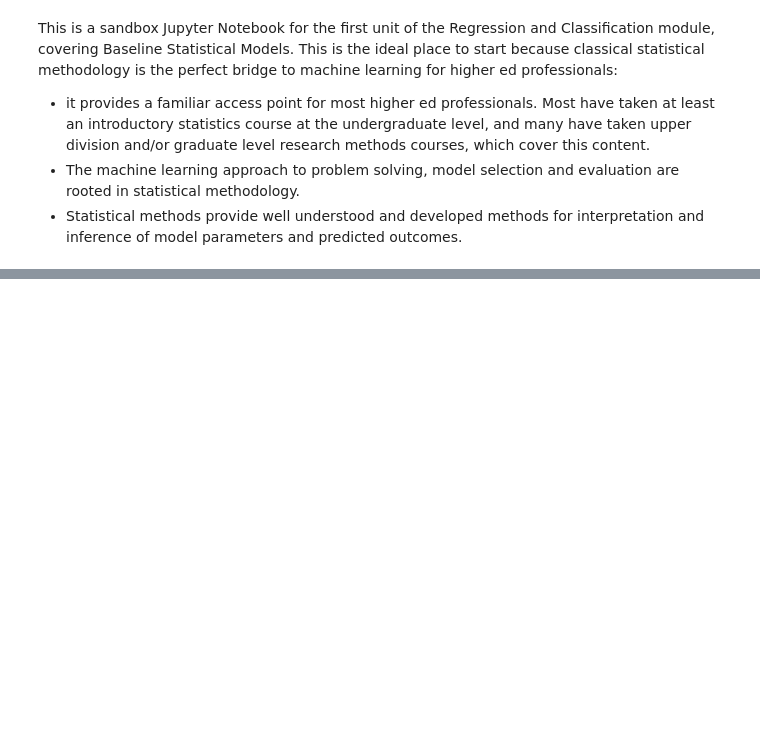
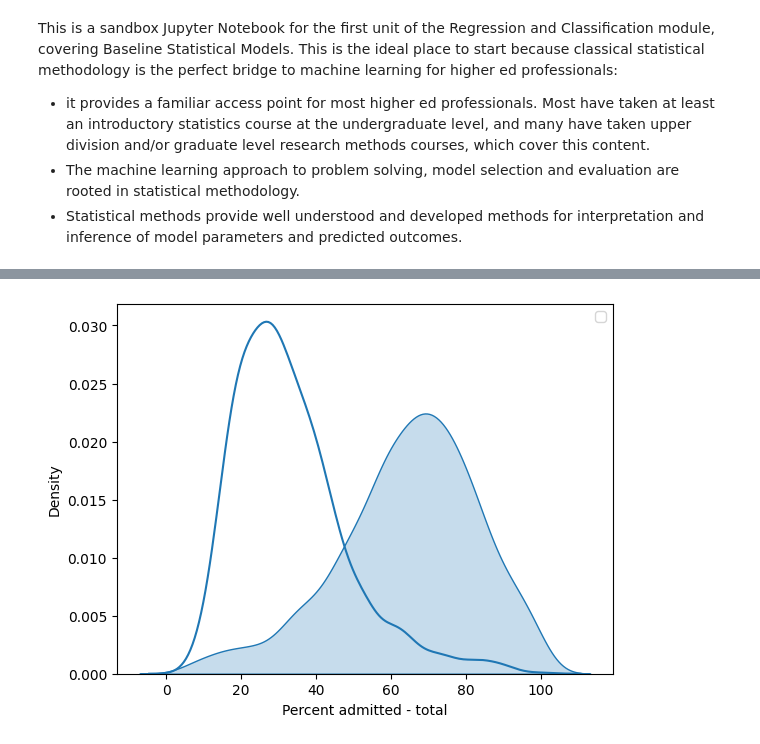
Before and after one commit to ksuaray/IRML---Regression-and-Classification, a Jupyter notebook: Regression_Baseline_Statistical_Model.ipynb, the cells around one changed output, grey strips where cells are left out. Saved outputs shown, nothing was run; the diff lists cells and outputs as text; code cells hidden in the pictures; blank space fills up the shorter version.

```diff
--- a/Regression_Baseline_Statistical_Model.ipynb
+++ b/Regression_Baseline_Statistical_Model.ipynb
@@ -12,0 +173,6 @@ import scipy as sp
+# %%
+sns.kdeplot(data=dfx,x='Percent admitted - total',fill=True)
+sns.kdeplot(data=dfx,x='Admissions yield - total')
+plt.legend()
+plt.show()
+# %% [output]
@@ -12,0 +180 @@ import scipy as sp
+[figure, added]
```
Also changed, not shown: parts of 50 cells of this notebook.
